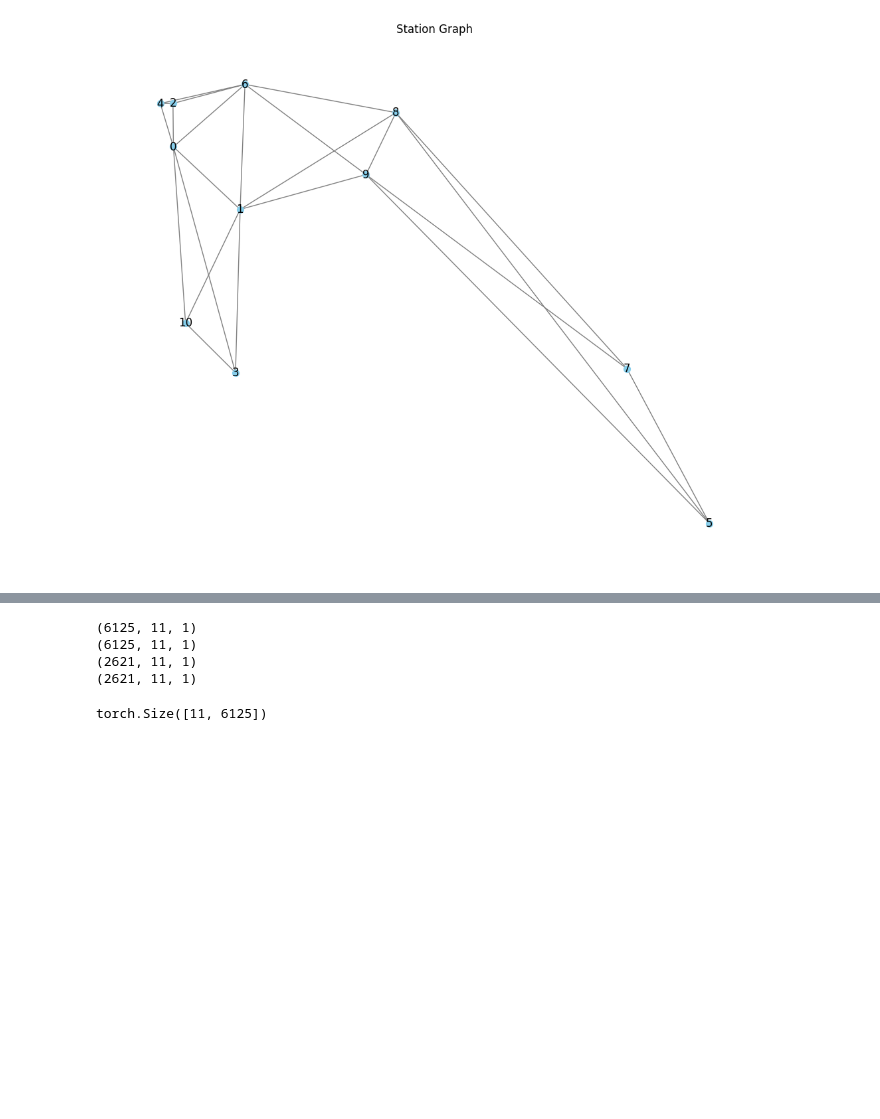
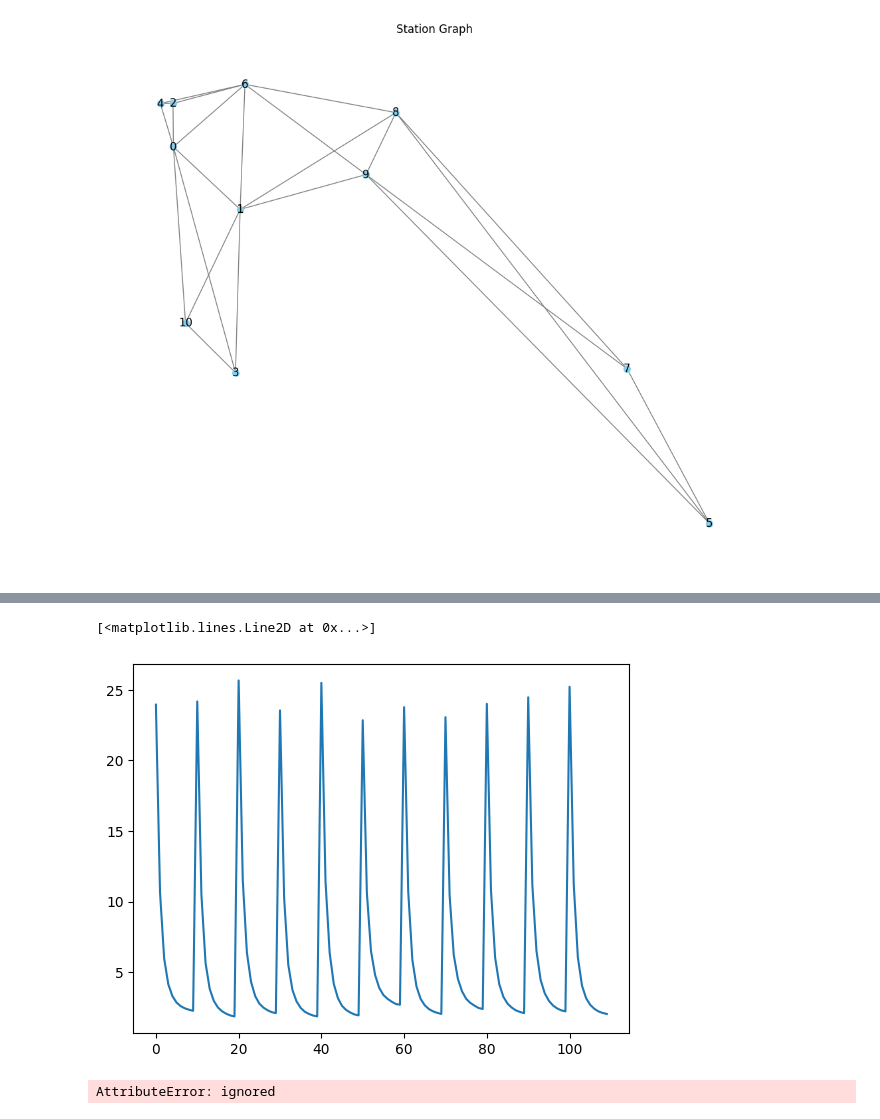
Before and after one commit to b4wolf/NEURALNETS, a Jupyter notebook: working_copy_PMWeather.ipynb, the cells around one changed output, grey strips where cells are left out. Cells and saved outputs as stored; diff of their text form; code cells hidden in the pictures; blank space fills up the shorter version.

```diff
--- a/working_copy_PMWeather.ipynb
+++ b/working_copy_PMWeather.ipynb
@@ -281,6 +273,8 @@ stat_train_predictions = []
 stat_train_truths = []
 stat_test_predictions = []
 stat_test_truths = []
+train_losses = []
+test_losses = []
 
 for df in prepped_data_frames:
   timeseries = df.drop('Latitude', axis=1).drop('Longitude', axis=1).values.astype('float32')
@@ -313,8 +307,8 @@ for df in prepped_data_frames:
   class LSTM(nn.Module):
       def __init__(self):
           super().__init__()
-          self.lstm = nn.LSTM(input_size=1, hidden_size=64, num_layers=1, batch_first=True)
-          self.linear = nn.Linear(64, 1)
+          self.lstm = nn.LSTM(input_size=2, hidden_size=64, num_layers=3, batch_first=True)
+          self.linear = nn.Linear(64, 2)
       def forward(self, x):
           x, _ = self.lstm(x)
           x = self.linear(x)
@@ -323,7 +317,6 @@ for df in prepped_data_frames:
   model = LSTM()
   optimizer = optim.Adam(model.parameters())
   loss_fn = nn.MSELoss()
-  print(type(X_train), type(y_train))
   loader = data.DataLoader(data.TensorDataset(X_train, y_train), shuffle=True, batch_size=8)
 
   n_epochs = 10
@@ -333,15 +326,17 @@ for df in prepped_data_frames:
       for X_batch, y_batch in loader:
           y_pred = model(X_batch)
           loss = loss_fn(y_pred, y_batch)
-          losses.append(loss.detach().numpy())
+          losses.append(np.sqrt(loss.detach().numpy()))
           optimizer.zero_grad()
           loss.backward()
           optimizer.step()
+      train_losses.append(np.mean(losses))
       # Validation
       model.eval()
       with torch.no_grad():
           y_pred = model(X_train)
           train_rmse = np.sqrt(loss_fn(y_pred, y_train))
+          test_losses.append(train_rmse)
           y_pred = model(X_test)
           test_rmse = np.sqrt(loss_fn(y_pred, y_test))
       print("Epoch %d: train RMSE %.4f, test RMSE %.4f" % (epoch, train_rmse, test_rmse))
@@ -350,19 +345,6 @@ for df in prepped_data_frames:
     y_pred = model(X_train)
     stat_train_predictions.append(y_pred[:, -1, :])
     y_pred = model(X_test)
+    print(type(y_pred))
     stat_test_predictions.append(y_pred[:, -1, :])
-
-"""  with torch.no_grad():
-    train_plot = np.ones_like(timeseries) * np.nan
-    y_pred = model(X_train)
-    y_pred = y_pred[:, -1, :]
-    train_plot[lookback:train_size] = model(X_train)[:, -1, :]
-    # shift test predictions for plotting
-    test_plot = np.ones_like(timeseries) * np.nan
-    test_plot[train_size+lookback:len(timeseries)] = model(X_test)[:, -1, :]
-
-  plt.plot(timeseries[:, 0])
-  plt.plot(train_plot, c='r')
-  plt.plot(test_plot, c='g')
-  plt.show()"""
 # %% [output]
@@ -412,3 +380,8 @@ for i in range(11):
+# %%
+plt.plot(train_losses)
+# %% [output]
+[<matplotlib.lines.Line2D at 0x...>]
+[figure, added]
 # %%
 train_samples = []
 train_truths = []
@@ -422,8 +395,7 @@ for i in range(len(stat_train_predictions[0])):
 for i in range(len(stat_train_truths[0])):
   truth = []
   for stat in stat_train_truths:
-    #print(stat[0, :].numpy())
-    truth.append(stat[i, :])
+    truth.append(stat[i, :].numpy())
   train_truths.append(sample)
 
 print(np.array(train_samples).shape)
@@ -448,11 +420,4 @@ for i in range(len(stat_test_truths[0])):
 print(np.array(test_samples).shape)
 print(np.array(test_truths).shape)
 # %% [output]
-(6125, 11, 1)
-(6125, 11, 1)
-(2621, 11, 1)
-(2621, 11, 1)
+AttributeError: ignored
-# %%
-print(torch.tensor(train_truths)[:, :, 0].t().shape)
-# %% [output]
-torch.Size([11, 6125])
```
Also changed, not shown: parts of 7 cells of this notebook.
